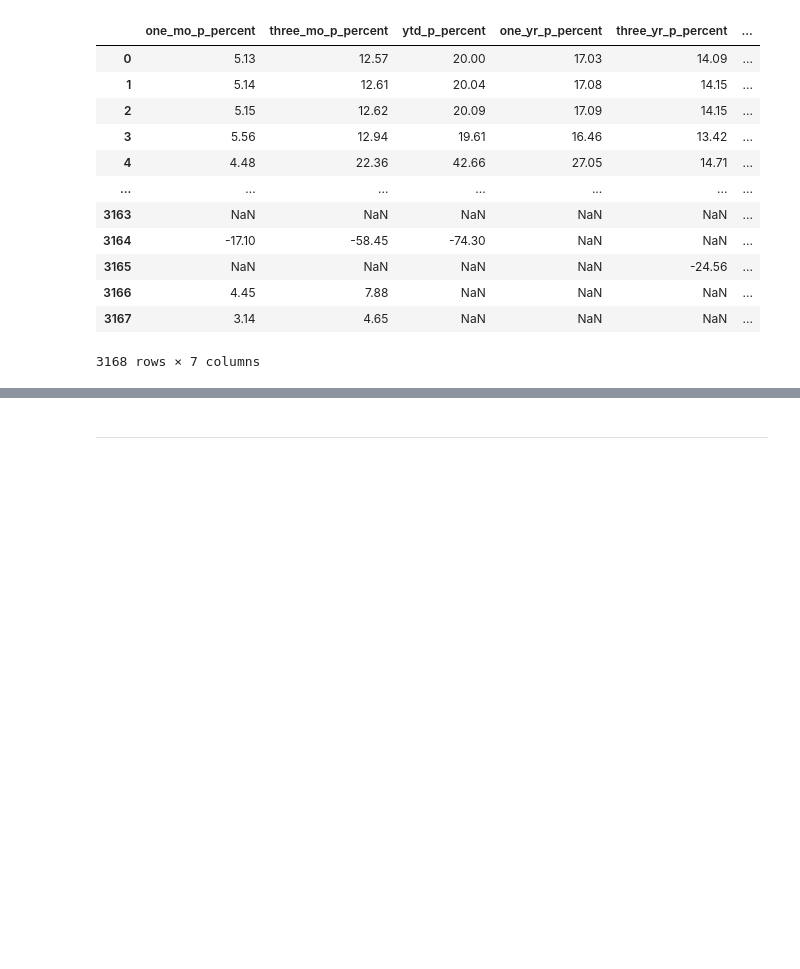
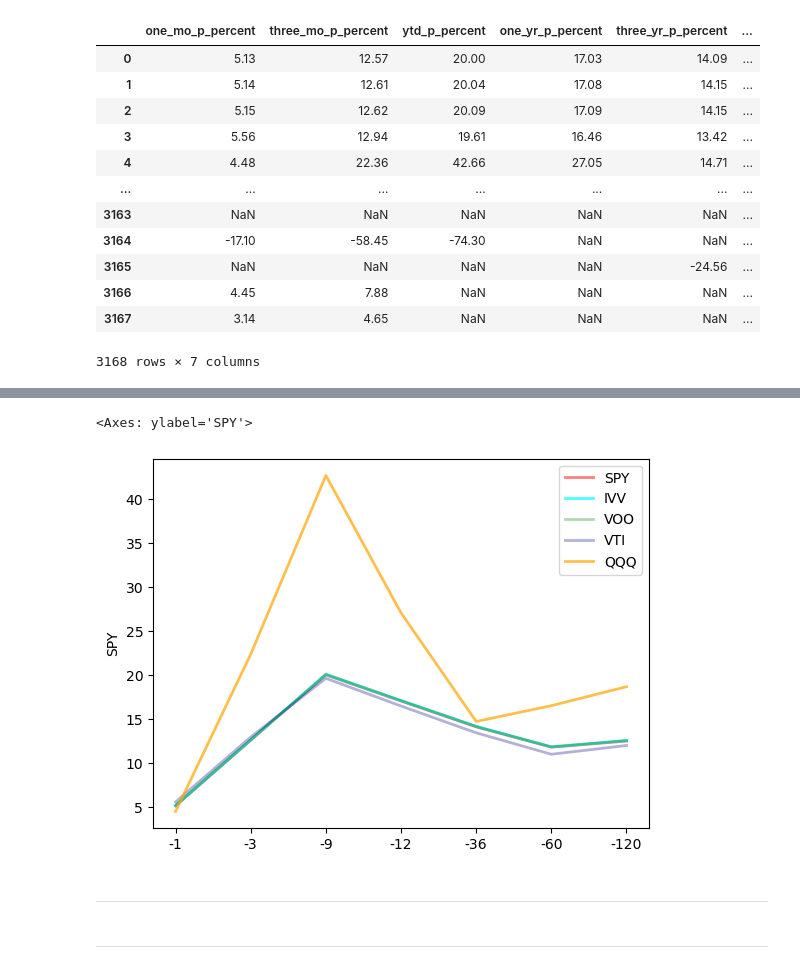
Before and after one commit to KrisLief/da_capstone_group3, a Jupyter notebook: Team3_App/data/yf_yq.ipynb, the cells around one changed output, grey strips where cells are left out. Cells and saved outputs as stored; diff of their text form; code cells hidden in the pictures; blank space fills up the shorter version.

```diff
--- a/Team3_App/data/yf_yq.ipynb
+++ b/Team3_App/data/yf_yq.ipynb
@@ -48,3 +48,6 @@ performance.head()
 | 2 | 5.15 | 12.62 | 20.09 | 17.09 | 14.15 | 11.82 | 12.55 |
 | 3 | 5.56 | 12.94 | 19.61 | 16.46 | 13.42 | 10.98 | 11.98 |
 | 4 | 4.48 | 22.36 | 42.66 | 27.05 | 14.71 | 16.50 | 18.66 |
+# %%
+performance= performance.merge(df.ticker, left_index=True, right_index=True)
+performance.head()
@@ -51,4 +61,4 @@ performance.head()
 # %%
-performance= performance.drop('ticker', axis=1)
+performance = performance.set_index('ticker')
 performance.head()
 # %% [output]
@@ -60,0 +72,3 @@ for i in performance:
+# %%
+performance= performance.T
+performance.head()
@@ -60,0 +83,4 @@ for i in performance:
+# %%
+
+performance.columns = df.ticker
+performance.head(8)
@@ -61,3 +97,14 @@ for i in performance:
+# %%
+sns.lineplot(data=performance, x=performance.index, y=performance.SPY, color='red', label='SPY', linewidth=2.0, alpha=0.5)
+sns.lineplot(data=performance, x=performance.index, y=performance.IVV, color='cyan', label='IVV', linewidth=2.0, alpha=0.7)
+sns.lineplot(data=performance, x=performance.index, y=performance.VOO, color='green',label='VOO', linewidth=2.0, alpha=0.3)
+sns.lineplot(data=performance, x=performance.index, y=performance.VTI, color='navy',label='VTI', linewidth=2.0, alpha=0.3)
+sns.lineplot(data=performance, x=performance.index, y=performance.QQQ, color='orange', label='QQQ', linewidth=2.0, alpha=0.7)
+# %% [output]
+<Axes: ylabel='SPY'>
+[figure, added]
+# %% [markdown]
+---------------------------
 # %%
 for ticker in performance.index:
     df_performance = dict({ticker[i] : (x, y)} for ticker in performance.columns)
```
Also changed, not shown: parts of 52 cells of this notebook, 4 other files.
